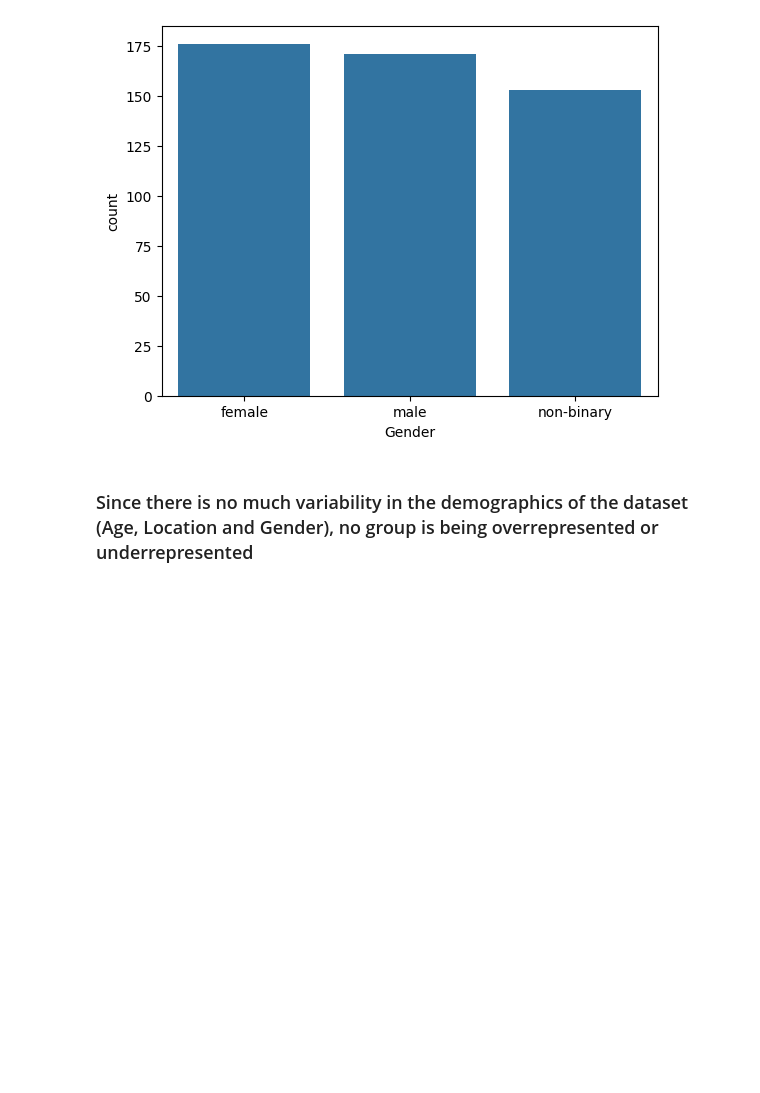
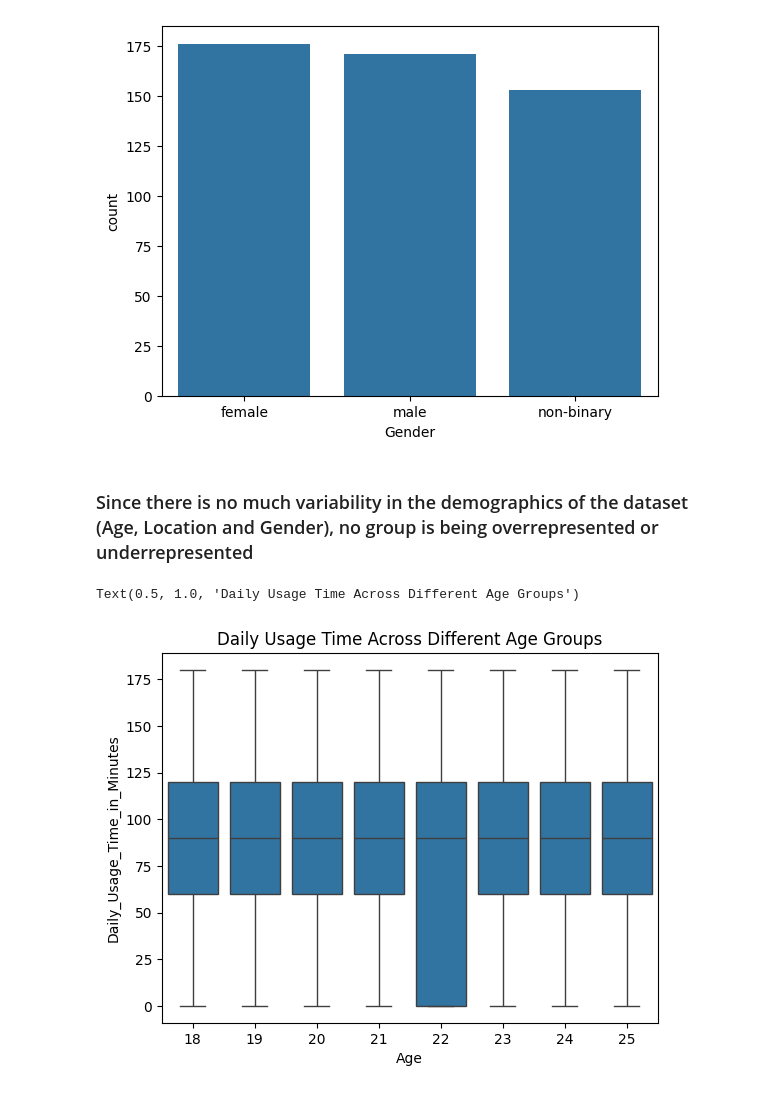
Before and after one commit to dorindaania/ML-EDA, a Jupyter notebook: notebooks/ClassAssignment.ipynb, the cells around one changed output. Saved outputs shown, nothing was run; the diff lists cells and outputs as text; code cells hidden in the pictures; blank space fills up the shorter version.

```diff
--- a/notebooks/ClassAssignment.ipynb
+++ b/notebooks/ClassAssignment.ipynb
@@ -444,3 +444,9 @@ sns.countplot(data=df, x= "Gender")
 [figure]
 # %% [markdown]
 ### Since there is no much variability in the demographics of the dataset (Age, Location and Gender), no group is being overrepresented or underrepresented
+# %%
+sns.boxplot(data=df, x="Age", y="Daily_Usage_Time_in_Minutes")
+plt.title("Daily Usage Time Across Different Age Groups")
+# %% [output]
+Text(0.5, 1.0, 'Daily Usage Time Across Different Age Groups')
+[figure, added]
```
Also changed, not shown: parts of 10 cells of this notebook.
